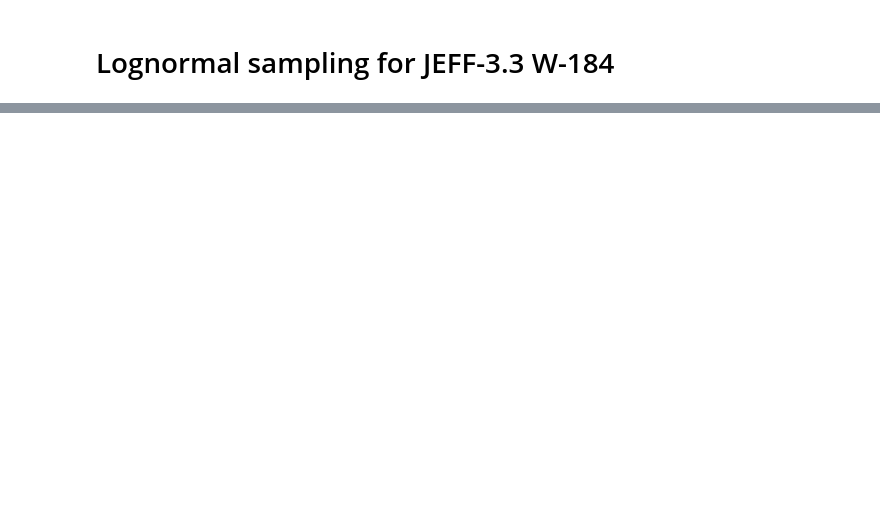
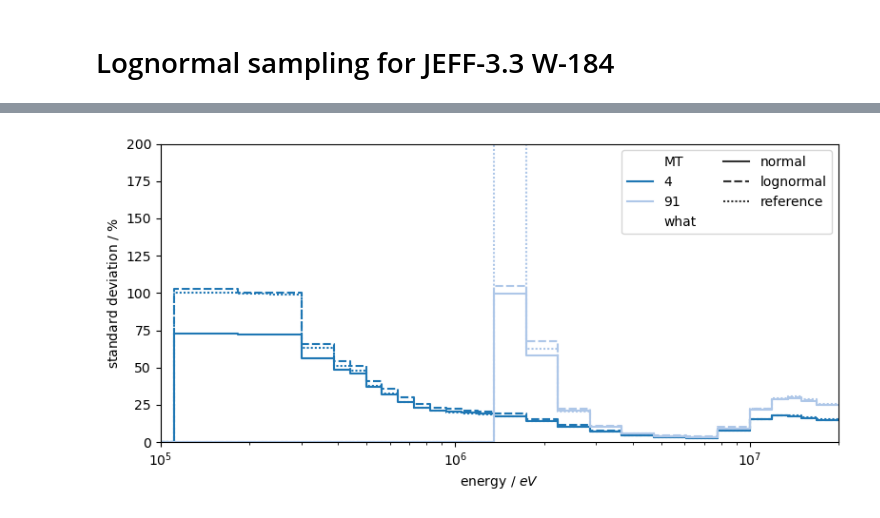
Before and after one commit to luca-fiorito-11/sandy, a Jupyter notebook: notebooks/notebook_lognormal_w184.ipynb, the cells around one changed output, grey strips where cells are left out. Cells and saved outputs as stored; diff of their text form; code cells hidden in the pictures; blank space fills up the shorter version.

```diff
--- a/notebooks/notebook_lognormal_w184.ipynb
+++ b/notebooks/notebook_lognormal_w184.ipynb
@@ -31,29 +56,31 @@ s_norm = cov.sampling(nsmp, pdf="normal")
 # %%
 fig, ax = plt.subplots(figsize=(8, 4), dpi=100)
 
 s = s_lognorm.get_rstd().reset_index().query("MT in [4, 91]")
 s["ERIGHT"] = [x.right for x in s.E]
-s["MT"] = ss["MT"].astype("category")
+s["MT"] = s["MT"].astype("category")
 s["RSTD"] *= 100
 s = s.assign(what="lognormal")
 sln = s
 
 s = s_norm.get_rstd().reset_index().query("MT in [4, 91]")
 s["ERIGHT"] = [x.right for x in s.E]
-s["MT"] = ss["MT"].astype("category")
+s["MT"] = s["MT"].astype("category")
 s["RSTD"] *= 100
 s = s.assign(what="normal")
 sn = s
 
 s = cov.get_std().reset_index().query("MT in [4, 91]")
 s["ERIGHT"] = [x.right for x in s.E]
 s["MT"] = s["MT"].astype("category")
 s["RSTD"] = s["STD"] * 100
 s = s.assign(what="reference")
 
 s = pd.concat([sn, sln, s], ignore_index=True)
 
 sns.lineplot(data=s, x="ERIGHT", y="RSTD", ax=ax, hue="MT", drawstyle="steps-pre", palette="tab20", ls="-", style="what")
 ax.set(xlim=(1e5, 2e7), xscale="log", ylim=[0, 200], ylabel="standard deviation / $\%$", xlabel="energy / $eV$")
 ax.legend(ncol=2)
 fig.tight_layout()
+# %% [output]
+[figure, added]
```
Also changed, not shown: parts of 3 cells of this notebook, 1 other file.
